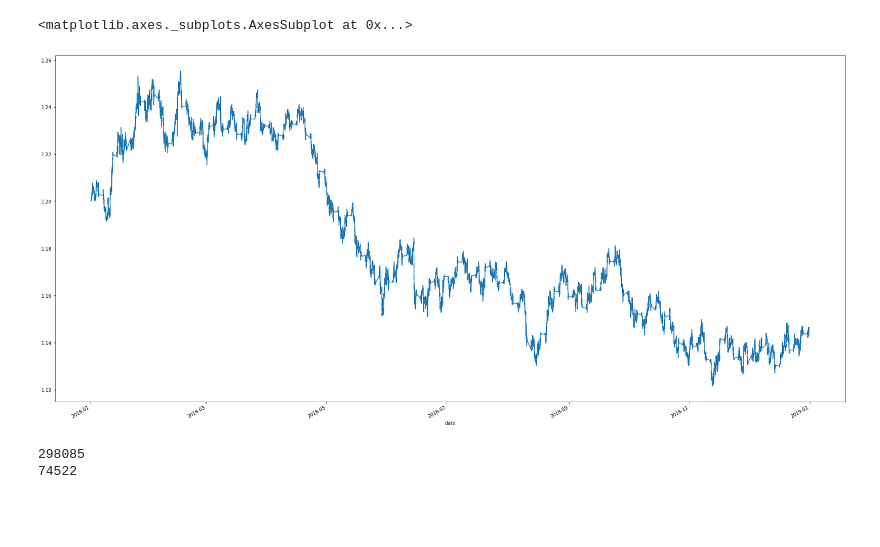
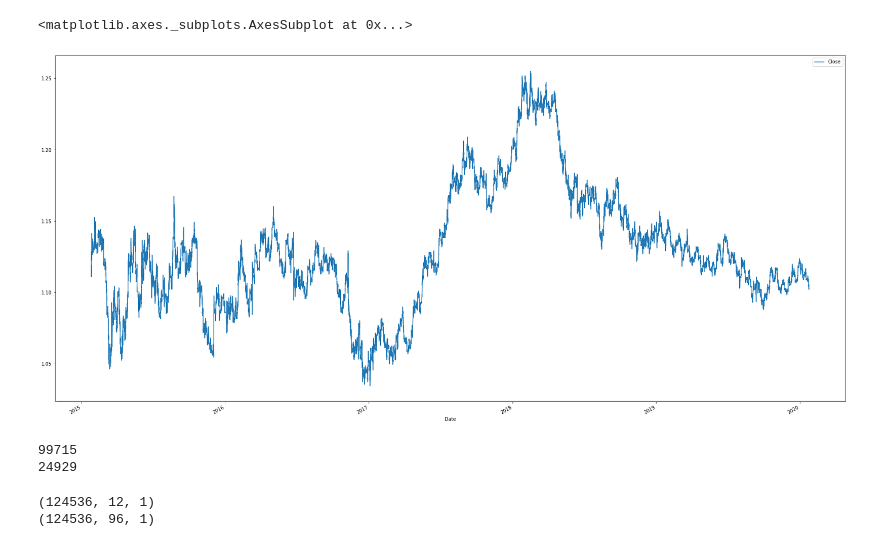
Before and after one commit to aerfio/magisterka, a Jupyter notebook: tds.ipynb, the cells around one changed output. Drawn from its saved outputs; the diff is of its cells as text; code cells hidden in the pictures; blank space fills up the shorter version.

```diff
--- a/tds.ipynb
+++ b/tds.ipynb
@@ -11,9 +19,9 @@ from tensorflow.keras.preprocessing.sequence import TimeseriesGenerator
 # %%
-url = "./datasets/DAT_ASCII_EURUSD_M1_2018.csv"
-df = pd.read_csv(url, names=list(["date","open", "high", "low", "close", "volume"]), header=None, sep=";")
-df.drop(columns=['open', 'high', 'low', 'volume'], inplace=True)
-df['date'] = pd.to_datetime(df['date'], infer_datetime_format=True)
-df.set_axis(df['date'], inplace=True)
+# url = "./datasets/DAT_ASCII_EURUSD_M1_2018.csv"
+# df = pd.read_csv(url, names=list(["date","open", "high", "low", "close", "volume"]), header=None, sep=";")
+# df.drop(columns=['open', 'high', 'low', 'volume'], inplace=True)
+# df['date'] = pd.to_datetime(df['date'], infer_datetime_format=True)
+# df.set_axis(df['date'], inplace=True)
 
-# df.drop(columns=["date"], inplace=True)
-df.info()
+# # df.drop(columns=["date"], inplace=True)
+# df.info()
@@ -39,0 +28,18 @@ df.head()
+# %%
+# url = "./datasets/DAT_ASCII_EURUSD_M1_2018.csv"
+def getDataset():
+    url = "./datasets/eurusd-m15-2018/EURUSD.csv"
+    df = pd.read_csv(url)
+    df.drop("Volume", 1, inplace=True)
+    df["Date"] = df["Date"].astype(str) + " " + df["Timestamp"]
+    df['Date'] = pd.to_datetime(df['Date'])
+    df.set_index("Date", inplace=True)
+    # df.drop("Date", 1, inplace=True)
+    df.drop("Timestamp", 1, inplace=True)
+    df.drop("Open", 1, inplace=True)
+    df.drop("High", 1, inplace=True)
+    df.drop("Low", 1, inplace=True)
+    return df
+
+df = getDataset()
+df.head()
@@ -40,10 +54,10 @@ df.head()
 # %%
-df["close"].plot(figsize=(30,15))
+df.plot(figsize=(30,15))
 # %% [output]
 <matplotlib.axes._subplots.AxesSubplot at 0x...>
-[figure, old version]
+[figure, new version]
 # %%
-close_data = df['close'].values
+close_data = df['Close'].values
 close_data = close_data.reshape((-1,1))
 
 split_percent = 0.80
@@ -52,11 +66,11 @@ split = int(split_percent*len(close_data))
 close_train = close_data[:split]
 close_test = close_data[split:]
 
-date_train = df['date'][:split]
-date_test = df['date'][split:]
+date_train = df.index[:split]
+date_test = df.index[split:]
 
 print(len(close_train))
 print(len(close_test))
 # %% [output]
-298085
-74522
+99715
+24929
@@ -67,0 +77,22 @@ test_generator = TimeseriesGenerator(close_test, close_test, length=look_back, b
+# %%
+x_scaler = MinMaxScaler()
+y_scaler = MinMaxScaler()
+
+def getY(data):
+    X_train = []
+    y_train = []
+    for i in range(look_back, len(data)-seq_len):
+        X_train.append(data[i-look_back:i])
+        y_train.append(data[i:i+seq_len])
+    X_train, y_train = np.array(X_train), np.array(y_train)
+
+    return X_train, y_train
+
+x_train,y_train=getY(close_train)
+x_test, y_test=getY(close_test)
+
+print(y.shape)
+print(x.shape)
+# %% [output]
+(124536, 12, 1)
+(124536, 96, 1)
```
Also changed, not shown: parts of 21 cells of this notebook, 4 other files.
